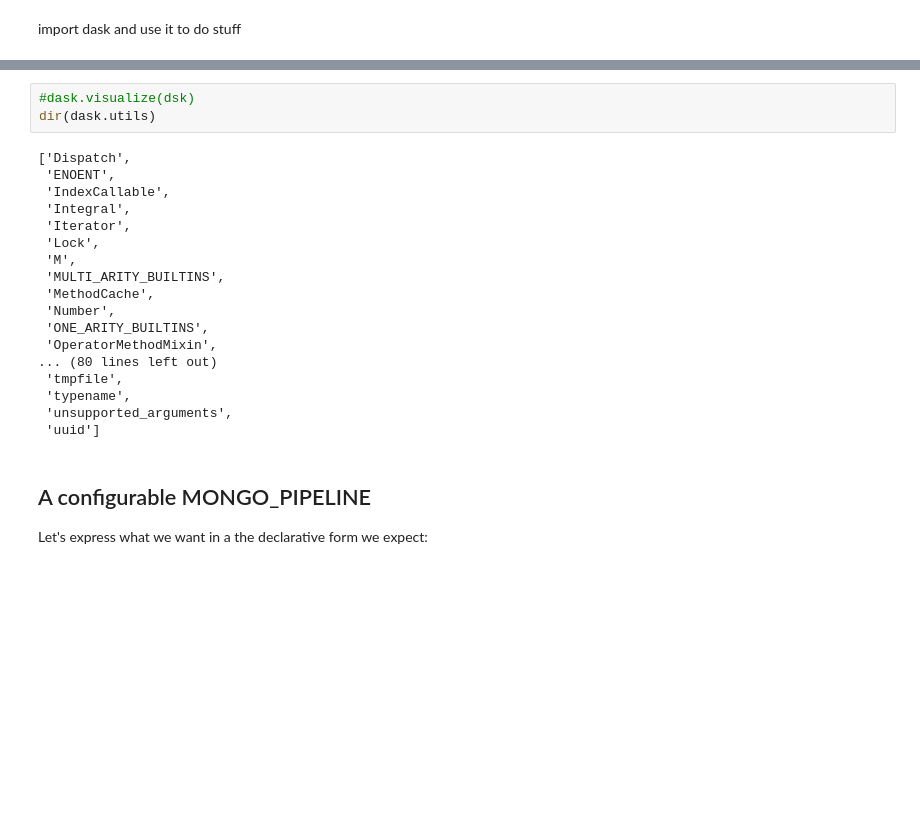
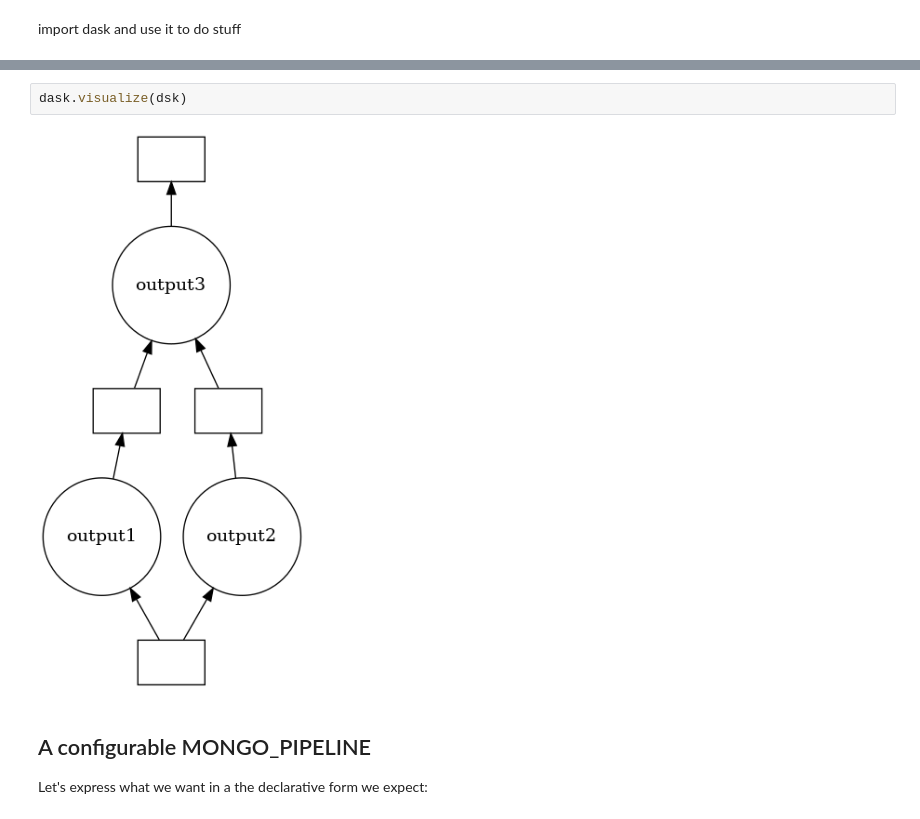
Before and after one commit to davinov/mongo-data-prep, a Jupyter notebook: Dask with mongo experiment.ipynb, the cells around one changed output, grey strips where cells are left out. Saved outputs shown, nothing was run; the diff lists cells and outputs as text; blank space fills up the shorter version.

```diff
--- a/Dask with mongo experiment.ipynb
+++ b/Dask with mongo experiment.ipynb
@@ -273,24 +275,7 @@ list(db.result.find({}))
-# %%
-#dask.visualize(dsk)
-dir(dask.utils)
-# %% [output]
-['Dispatch',
- 'ENOENT',
- 'IndexCallable',
- 'Integral',
- 'Iterator',
- 'Lock',
- 'M',
- 'MULTI_ARITY_BUILTINS',
- 'MethodCache',
- 'Number',
- 'ONE_ARITY_BUILTINS',
- 'OperatorMethodMixin',
-... (80 lines left out)
- 'tmpfile',
- 'typename',
- 'unsupported_arguments',
- 'uuid']
+# %%
+dask.visualize(dsk)
+# %% [output]
+[figure, added]
 # %% [markdown]
 ## A configurable MONGO_PIPELINE
 
```
Also changed, not shown: parts of 11 cells of this notebook, 1 other file.
